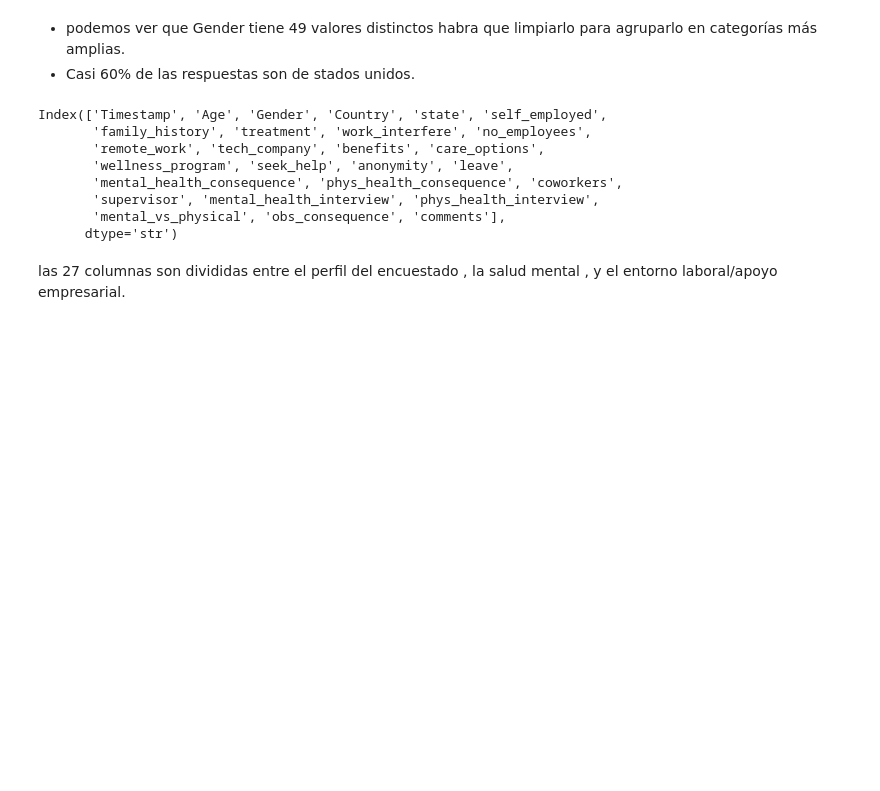
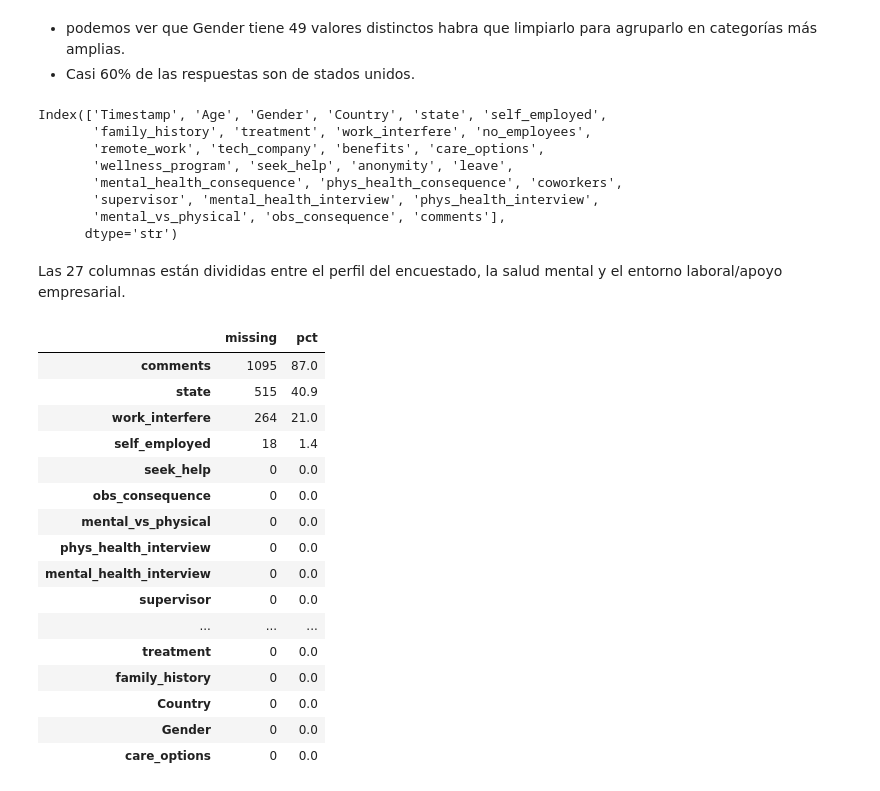
Before and after one commit to IA-P1-BCN/ai_project_EDA-charlotte_doulcet, a Jupyter notebook: eda.ipynb, the cells around one changed output. Saved outputs shown, nothing was run; the diff lists cells and outputs as text; code cells hidden in the pictures; blank space fills up the shorter version.

```diff
--- a/eda.ipynb
+++ b/eda.ipynb
@@ -157,4 +157,27 @@ Index(['Timestamp', 'Age', 'Gender', 'Country', 'state', 'self_employed',
        'mental_vs_physical', 'obs_consequence', 'comments'],
       dtype='str')
 # %% [markdown]
-las 27 columnas son divididas entre el perfil del encuestado , la salud mental , y el entorno laboral/apoyo empresarial.
+Las 27 columnas están divididas entre el perfil del encuestado, la salud mental y el entorno laboral/apoyo empresarial.
+# %%
+missing = df.isna().sum()
+pct = (missing / len(df) * 100).round(1)
+# %%
+pd.DataFrame({"missing": missing, "pct": pct}).sort_values("pct", ascending=False)
+# %% [output]
+|  | missing | pct |
+| comments | 1095 | 87.0 |
+| state | 515 | 40.9 |
+| work_interfere | 264 | 21.0 |
+| self_employed | 18 | 1.4 |
+| seek_help | 0 | 0.0 |
+| obs_consequence | 0 | 0.0 |
+| mental_vs_physical | 0 | 0.0 |
+| phys_health_interview | 0 | 0.0 |
+| mental_health_interview | 0 | 0.0 |
+| supervisor | 0 | 0.0 |
+| ... | ... | ... |
+| treatment | 0 | 0.0 |
+| family_history | 0 | 0.0 |
+| Country | 0 | 0.0 |
+| Gender | 0 | 0.0 |
+| care_options | 0 | 0.0 |
```
Also changed, not shown: parts of 7 cells of this notebook, 1 other file.
